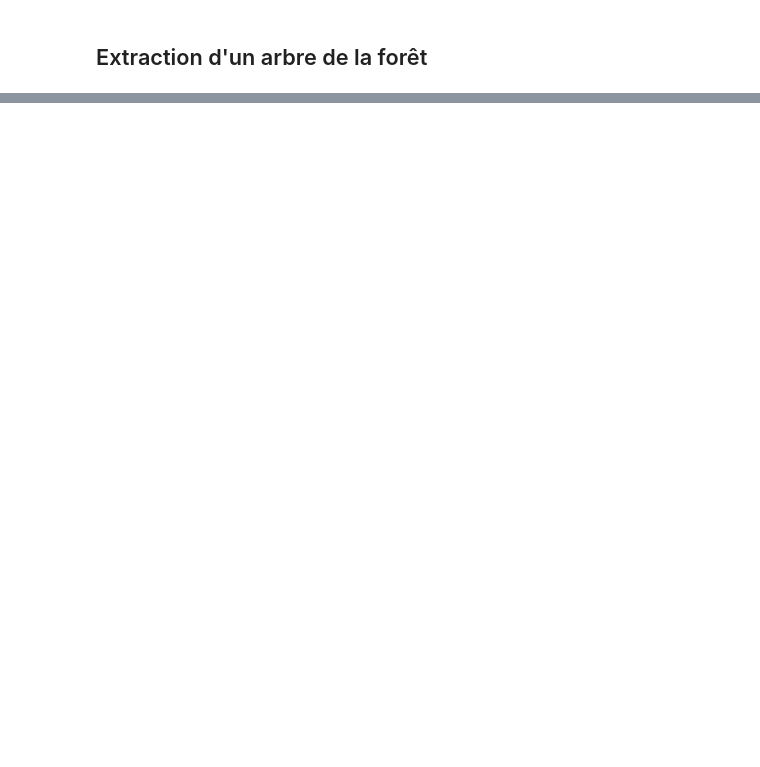
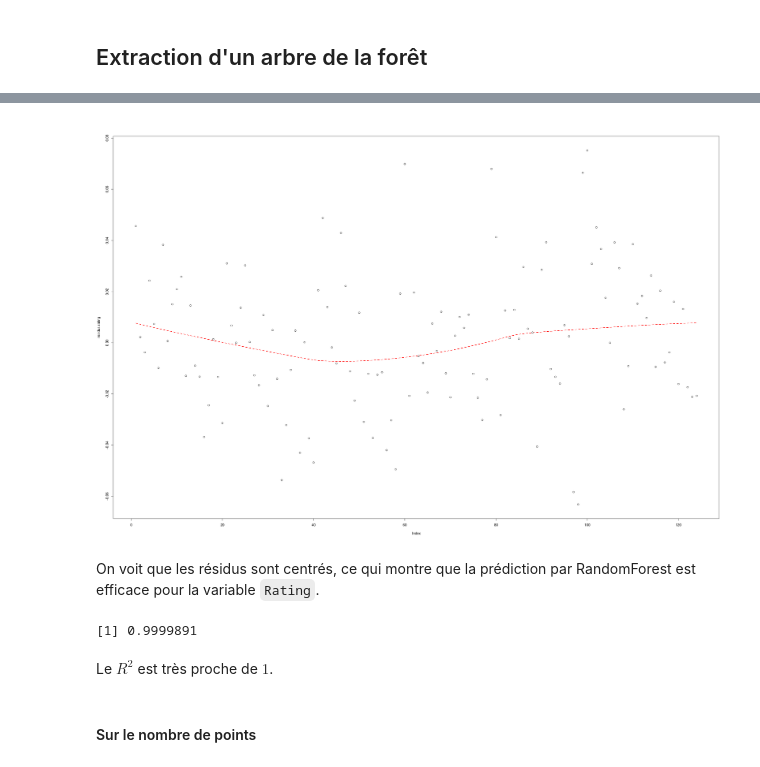
Before and after one commit to CamilleBichet/Projet_Foot_5A, a Jupyter notebook: Machine_Learning.ipynb, the cells around one changed output, grey strips where cells are left out. Drawn from its saved outputs; the diff is of its cells as text; code cells hidden in the pictures; blank space fills up the shorter version.

```diff
--- a/Machine_Learning.ipynb
+++ b/Machine_Learning.ipynb
@@ -125,0 +155,11 @@ Pour le paramètre `cp`, en dessous de 0.001 on ne voit plus la différence dans
+# %%
+predict.rating = predict(foot.rf, data)
+# %%
+residus.rating = data_tot$Rating - predict.rating
+# %%
+plot(residus.rating)
+lines(lowess(seq(1,length(residus.rating)),residus.rating), col = 2, lty = 2, lwd = 2)
+# %% [output]
+[figure, added]
+# %% [markdown]
+On voit que les résidus sont centrés, ce qui montre que la prédiction par RandomForest est efficace pour la variable `Rating`.
@@ -125,0 +168,8 @@ Pour le paramètre `cp`, en dessous de 0.001 on ne voit plus la différence dans
+# %%
+r.squared
+# %% [output]
+[1] 0.9999891
+# %% [markdown]
+Le $R^2$ est très proche de $1$.
+# %% [markdown]
+#### Sur le nombre de points
```
Also changed, not shown: parts of 37 cells of this notebook.
